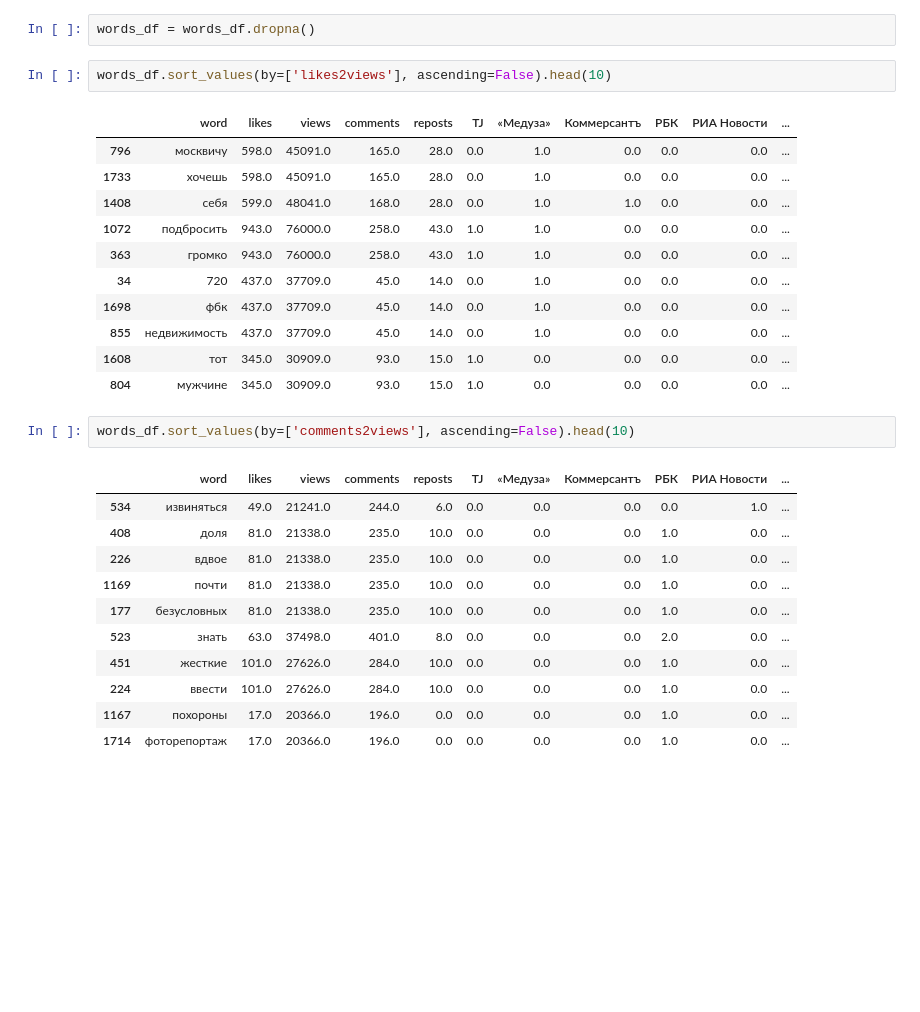
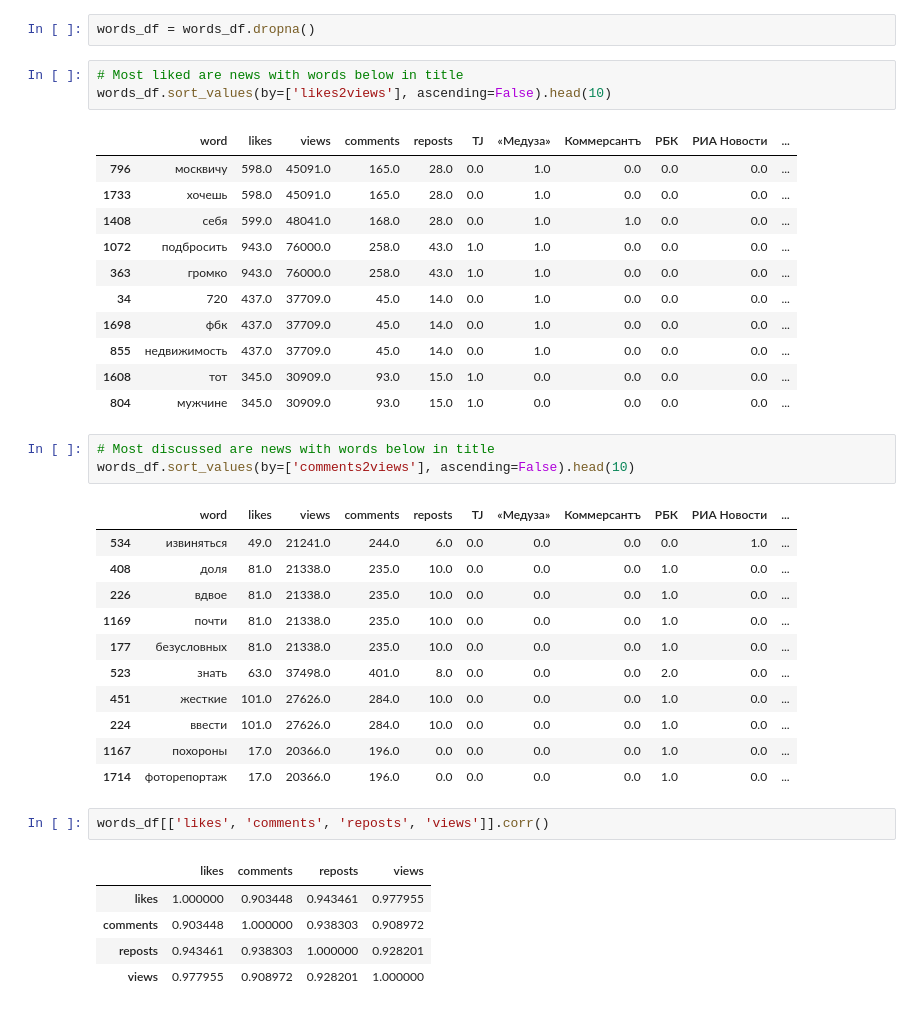
Before and after one commit to vnkrtv/vk-news-dashboard, a Jupyter notebook: NewsAnalyzer.ipynb, the cells around one changed output. Cells and saved outputs as stored; diff of their text form; blank space fills up the shorter version.

Commit message:
Add corr matrix, some comments
ADd corr matrix for likes, comments and views columns

```diff
--- a/NewsAnalyzer .ipynb
+++ b/NewsAnalyzer.ipynb
@@ -553,6 +524,7 @@ words_df
 # %%
 words_df = words_df.dropna()
 # %%
+# Most liked are news with words below in title
 words_df.sort_values(by=['likes2views'], ascending=False).head(10)
 # %% [output]
 |  | word | likes | views | comments | reposts | TJ | «Медуза» | Коммерсантъ | РБК | РИА Новости | ... |
@@ -567,6 +539,7 @@ words_df.sort_values(by=['likes2views'], ascending=False).head(10)
 | 1608 | тот | 345.0 | 30909.0 | 93.0 | 15.0 | 1.0 | 0.0 | 0.0 | 0.0 | 0.0 | ... |
 | 804 | мужчине | 345.0 | 30909.0 | 93.0 | 15.0 | 1.0 | 0.0 | 0.0 | 0.0 | 0.0 | ... |
 # %%
+# Most discussed are news with words below in title
 words_df.sort_values(by=['comments2views'], ascending=False).head(10)
 # %% [output]
 |  | word | likes | views | comments | reposts | TJ | «Медуза» | Коммерсантъ | РБК | РИА Новости | ... |
@@ -580,3 +553,11 @@ words_df.sort_values(by=['comments2views'], ascending=False).head(10)
 | 224 | ввести | 101.0 | 27626.0 | 284.0 | 10.0 | 0.0 | 0.0 | 0.0 | 1.0 | 0.0 | ... |
 | 1167 | похороны | 17.0 | 20366.0 | 196.0 | 0.0 | 0.0 | 0.0 | 0.0 | 1.0 | 0.0 | ... |
 | 1714 | фоторепортаж | 17.0 | 20366.0 | 196.0 | 0.0 | 0.0 | 0.0 | 0.0 | 1.0 | 0.0 | ... |
+# %%
+words_df[['likes', 'comments', 'reposts', 'views']].corr()
+# %% [output]
+|  | likes | comments | reposts | views |
+| likes | 1.000000 | 0.903448 | 0.943461 | 0.977955 |
+| comments | 0.903448 | 1.000000 | 0.938303 | 0.908972 |
+| reposts | 0.943461 | 0.938303 | 1.000000 | 0.928201 |
+| views | 0.977955 | 0.908972 | 0.928201 | 1.000000 |
```
Also changed, not shown: parts of 3 cells of this notebook.
